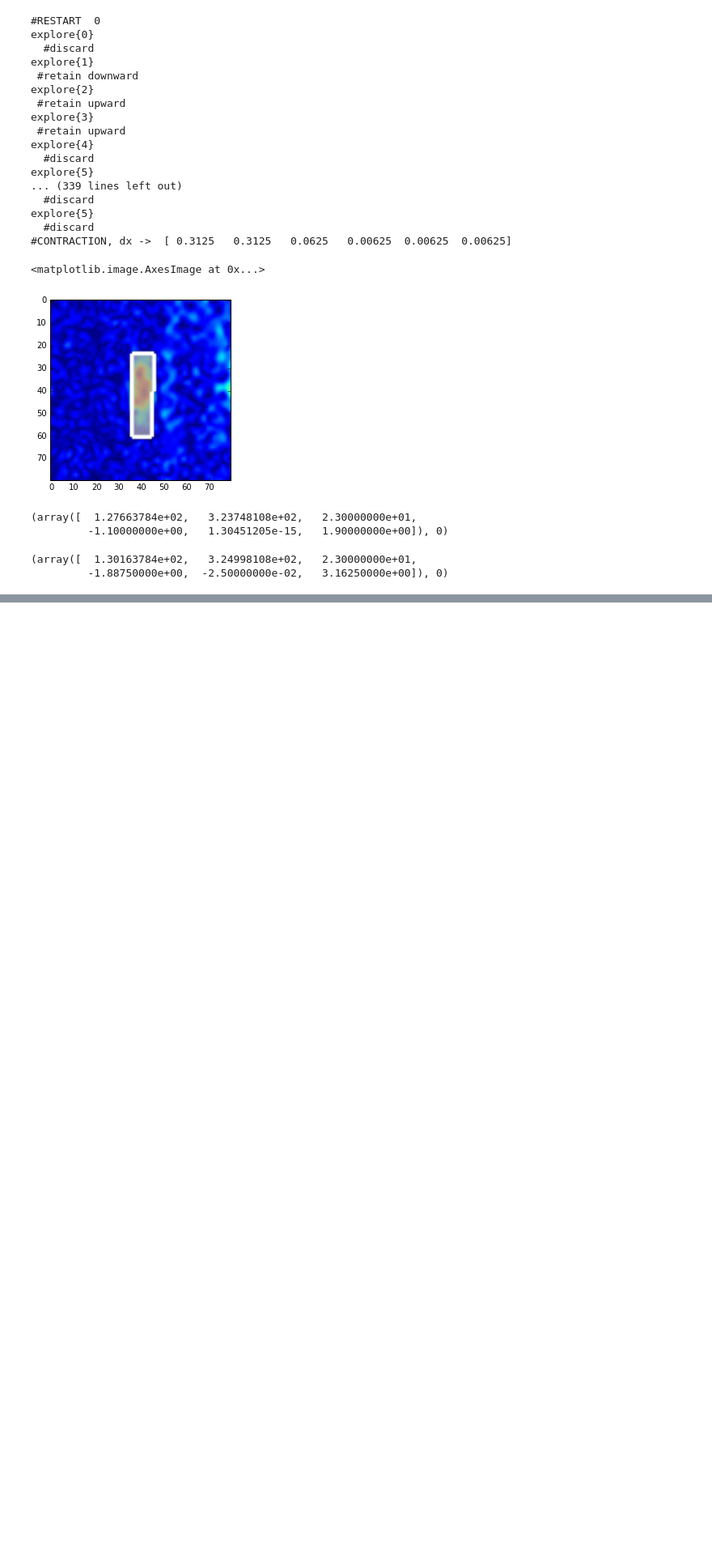
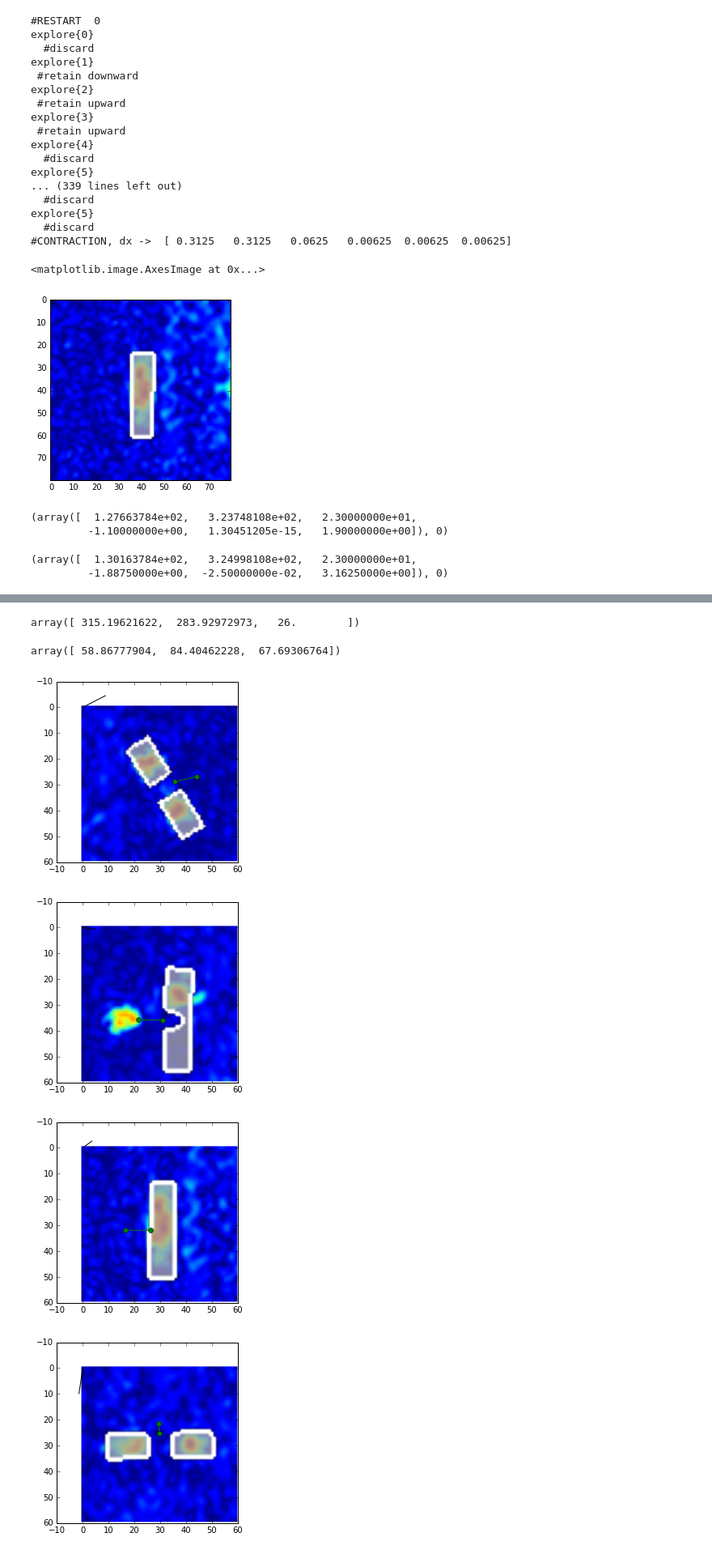
Before and after one commit to vlchaplin/fus_igt_gh, a Jupyter notebook: py/tracking_analysis_fit.ipynb, the cells around one changed output, grey strips where cells are left out. Shown at 81% size. Drawn from its saved outputs; the diff is of its cells as text; code cells hidden in the pictures; blank space fills up the shorter version.

```diff
--- a/py/tracking_analysis_fit.ipynb
+++ b/py/tracking_analysis_fit.ipynb
@@ -586,7 +582,7 @@ plt.imshow( maskoverlay)
 
 #datablock=rescaleIm( thriveData )
 
-def objectiveFunc( x ):
+def objectiveFunc( x,meshpoints=meshpoints, datablock=datablock ):
     """
     x = [center xyz, normal xyz]
     """
@@ -595,7 +591,7 @@ def objectiveFunc( x ):
 
     ins = in_marker_model( meshpoints, thrive2ras(x[0:3]), normal)
 
-    mask = ins.reshape(vm0.shape)
+    mask = ins.reshape(datablock.shape)
 
     return -np.sum(mask*datablock)
 # %%
@@ -704,0 +779,46 @@ array([ 0.63210779, -0.77488047])
+# %%
+guess
+# %% [output]
+array([ 315.19621622,  283.92972973,   26.        ])
+# %%
+thrive2ras(trial_normal)
+# %% [output]
+array([ 58.86777904,  84.40462228,  67.69306764])
+# %%
+for row in results:
+
+    (meshpoints, datablock, ans, axv0, guess, shift) = row
+    trial_normal = normalize( ans[0][3:6] )
+    trial_center = ans[0][0:3]
+
+
+    si=trial_center[2].astype(int)
+
+    ins = in_marker_model( meshpoints, thrive2ras(trial_center), trial_normal )
+
+    mask = ins.reshape(datablock.shape)
+
+    plt.figure(figsize=(4,4))
+    plt.imshow(datablock[:,:,si])
+    maskoverlay = np.zeros((mask.shape[0],mask.shape[1],4) )
+
+
+    gr=np.gradient(mask[:,:,si])
+    grIM=gr[0]**2 + gr[1]**2
+
+    maskoverlay[mask[:,:,si]] = 0.8
+    maskoverlay[grIM>0] = 1
+
+    plt.imshow( maskoverlay)
+    plt.plot([0,0 + 10*axv0[1]], [0,0 + 10*axv0[0]],'k')
+
+    voxnormal = thrive2ras(trial_normal)
+    voxnormal = apply_trfm(trial_normal, affine[0:3,0:3],0)
+    nori = trial_center-shift
+    ntip = trial_center-shift + (voxnormal)*10
+    plt.plot([nori[1], ntip[1] ], [nori[0], ntip[0]], '-og')
+# %% [output]
+[figure, added]
+[figure, added]
+[figure, added]
+[figure, added]
```
Also changed, not shown: parts of 18 cells of this notebook.
